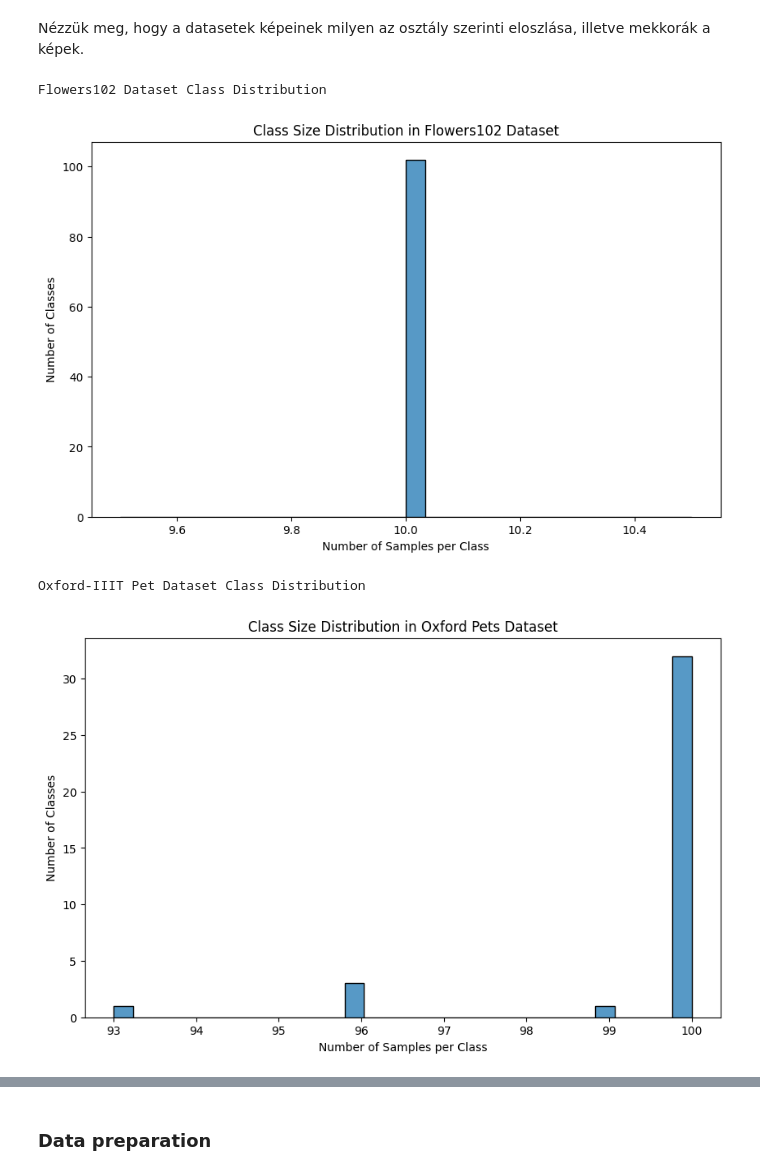
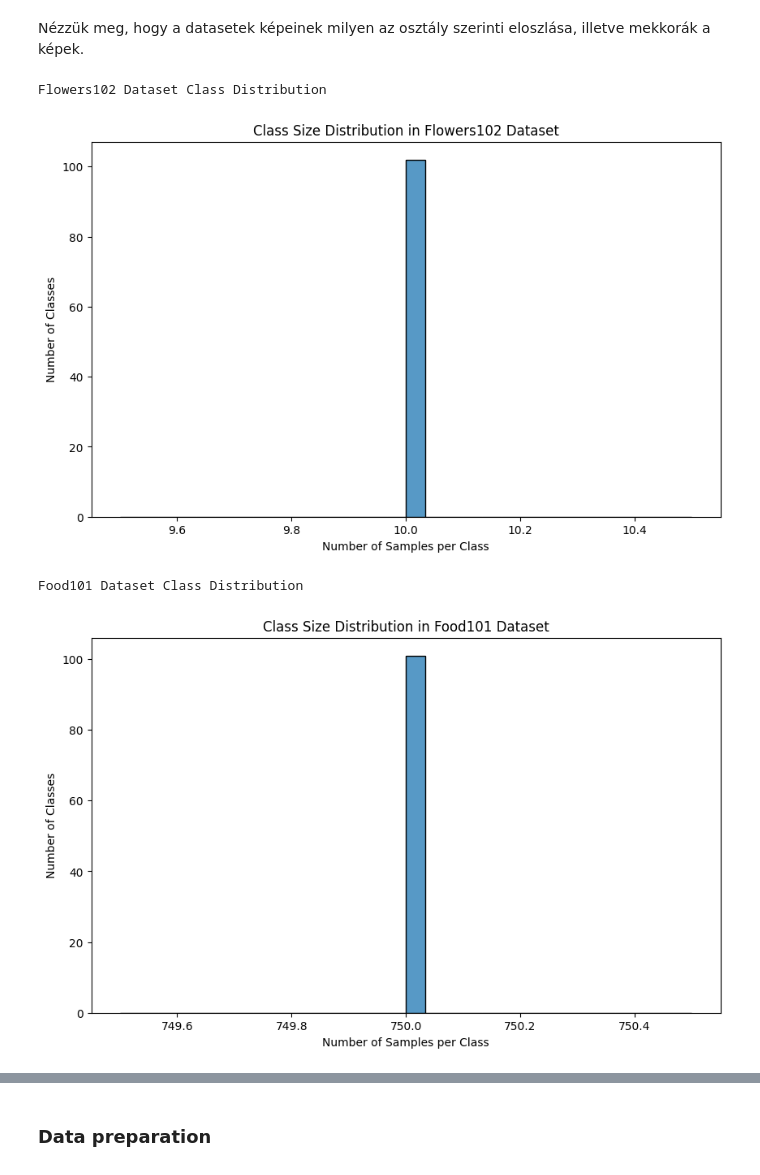
Before and after one commit to revolex/melytanulas_hazi, a Jupyter notebook: image_gen.ipynb, the cells around one changed output, grey strips where cells are left out. Cells and saved outputs as stored; diff of their text form; code cells hidden in the pictures.

```diff
--- a/image_gen.ipynb
+++ b/image_gen.ipynb
@@ -41,4 +41,6 @@ torch.manual_seed(42)
 Torchvisionben is elérhető flowers102 és OxfordIIIPet dataset kerül letöltésre kódból, amiket transzformálunk, hogy egységesek legyenek.
 # %%
 flowers_dataset = Flowers102(root="./data", split="train", transform=None, download=True)
-pets_dataset = OxfordIIITPet(root="./data", split="trainval", transform=None, download=True)
+foods_dataset = Food101(root="./data", split="train", transform=None, download=True, )
+print(flowers_dataset)
+print(foods_dataset)
@@ -65,12 +76,12 @@ def plot_class_size_distribution(dataset, dataset_name):
 # %%
 print("Flowers102 Dataset Class Distribution")
 plot_class_size_distribution(flowers_dataset, "Flowers102")
 
-print("\nOxford-IIIT Pet Dataset Class Distribution")
-plot_class_size_distribution(pets_dataset, "Oxford Pets")
+print("\nFood101 Dataset Class Distribution")
+plot_class_size_distribution(foods_dataset, "Food101")
 # %% [output]
 Flowers102 Dataset Class Distribution
 [figure]
-Oxford-IIIT Pet Dataset Class Distribution
+Food101 Dataset Class Distribution
-[figure, old version]
+[figure, new version]
 # %% [markdown]
```
Also changed, not shown: parts of 20 cells of this notebook.
